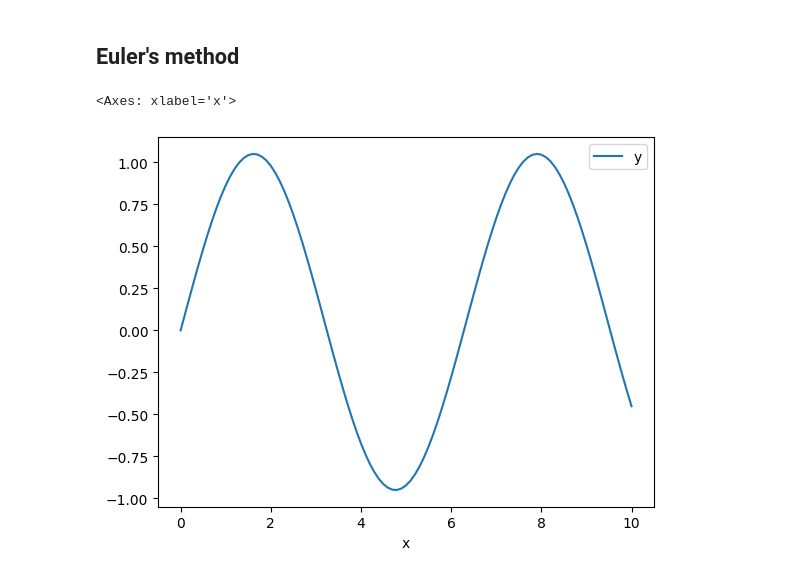
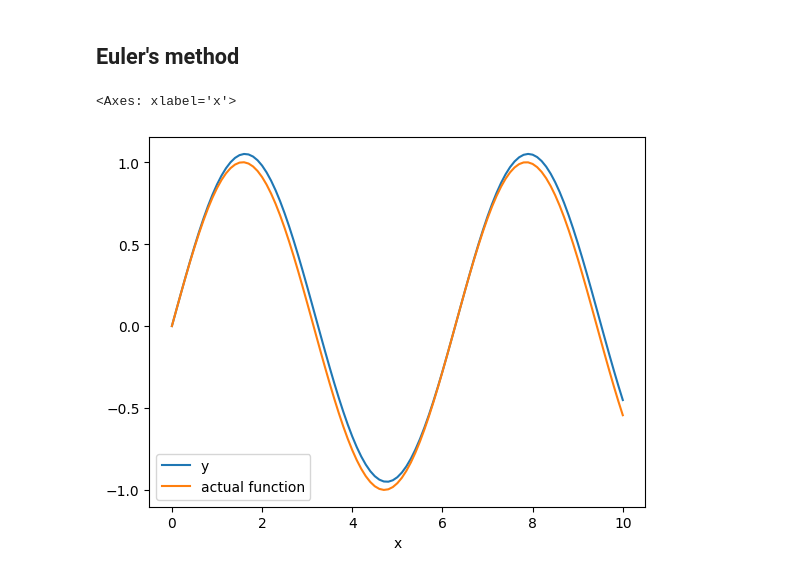
Before and after one commit to el-pato/jupyter-playground, a Jupyter notebook: Calculus.ipynb, the cells around one changed output. Saved outputs shown, nothing was run; the diff lists cells and outputs as text; code cells hidden in the pictures.

Commit message:
add comparison to actual function

```diff
--- a/Calculus.ipynb
+++ b/Calculus.ipynb
@@ -9,32 +9,35 @@ import numpy as np
 import math
 
 def euler(x, y, dy_dx, step, i):
     """
     Run Euler's method for i iterations, starting at point (x, y), using the the differential equation defined by dy_dx
 
     :param x: initial x value
     :param y: initial y value
     :param dy_dx: function returning the result of a differential equation evaluated at a certain x and y, i.e. dy_dx(x, y)
     :param step: increase x by step every loop
     :param i: how many iterations to run Euler's method for
     :return: list of tuples containing x, y values for every evaluation, e.g. [(x,y), (x,y), (x,y)]
     """
     results = [(x, y)]
     while i > 0:
         y = round(y + dy_dx(x, y)*step, 5) # rounding to avoid floating point issues
         x = round(x + step, 5)
         results.append((x, y))
         i -= 1
 
     return results
 
 # plot results for Euler's approximation using step=0.1 and 50 iterations
 x0=0
 y0=0
+y = lambda x: math.sin(x)
 dy_dx = lambda x, y: math.cos(x) # f(x) = sin(x), f'(x) = cos(x)
 
 results = euler(x=x0, y=y0, dy_dx=(lambda x, y: math.cos(x)), step=0.1, i=100)
-pd.DataFrame(columns=["x", "y"], data=results).set_index("x").plot()
+df = pd.DataFrame(columns=["x", "y"], data=results)
+df["actual function"] = df["x"].apply(y)
+df.set_index("x").plot()
 # %% [output]
 <Axes: xlabel='x'>
-[figure, old version]
+[figure, new version]
```
